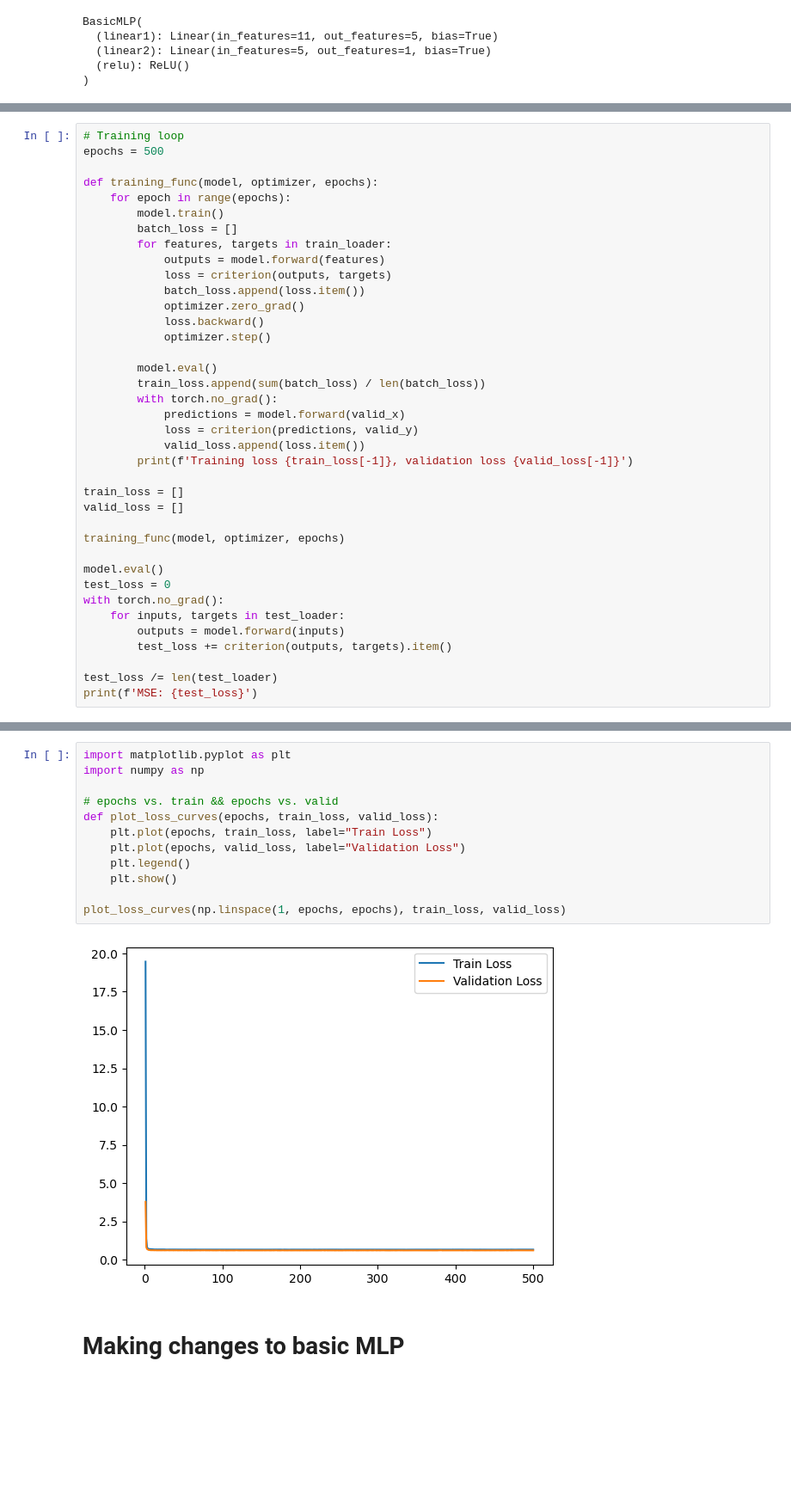
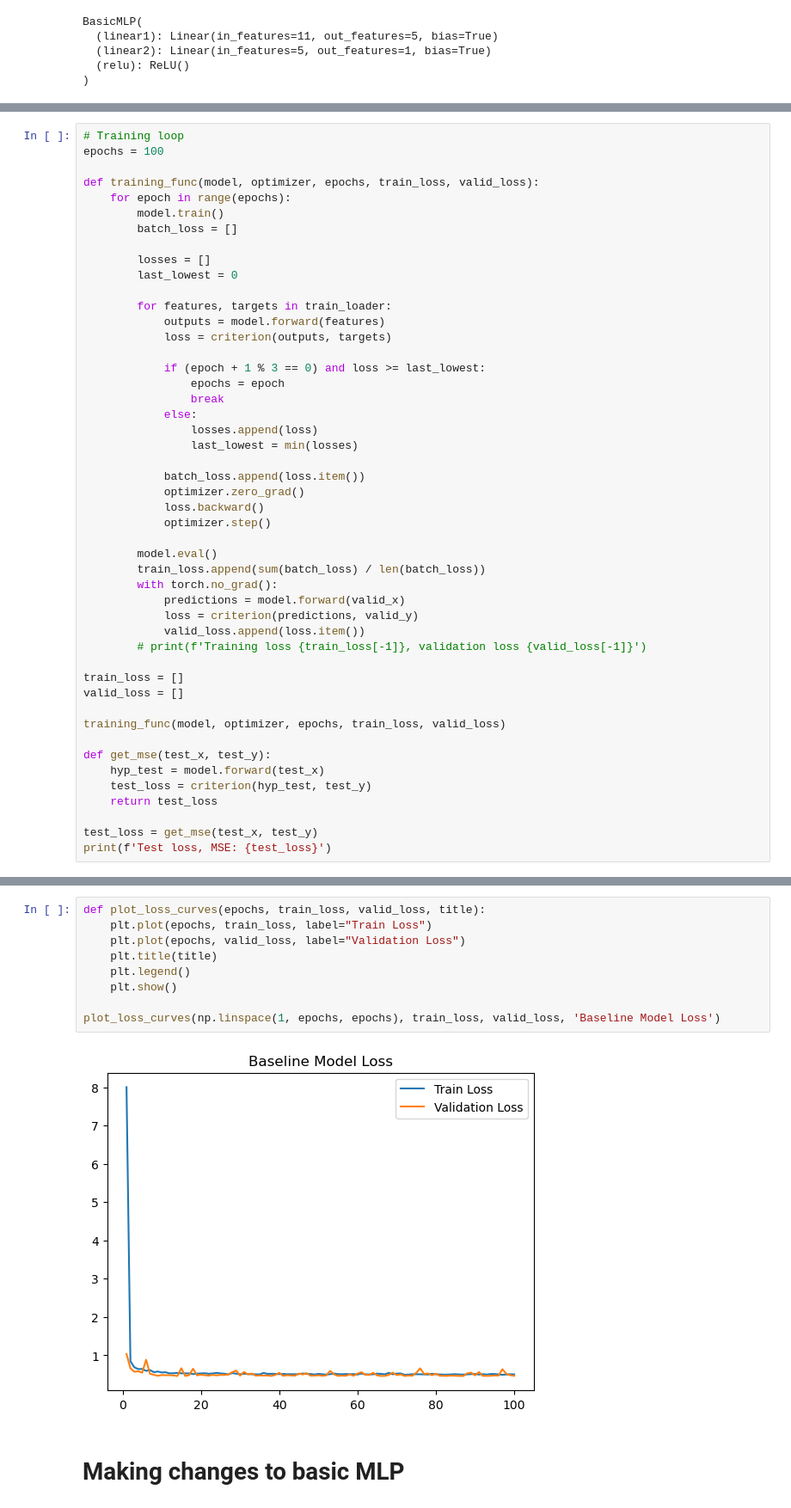
Before and after one commit to USFCA-CS663-Spring2024/mlp-multi-layer-perceptron-MingdaMa, a Jupyter notebook: Assignment 4 - MLP.ipynb, the cells around one changed output, grey strips where cells are left out. Shown at 86% size. Drawn from its saved outputs; the diff is of its cells as text; blank space fills up the shorter version.

Commit message:
finished tuning model

```diff
--- a/Assignment 4 - MLP.ipynb
+++ b/Assignment 4 - MLP.ipynb
@@ -269,14 +251,26 @@ optimizer = torch.optim.SGD(params=model.parameters(), lr=0.0001, momentum=0.95)
 # %%
 # Training loop
-epochs = 500
+epochs = 100
 
-def training_func(model, optimizer, epochs):
+def training_func(model, optimizer, epochs, train_loss, valid_loss):
     for epoch in range(epochs):
         model.train()
         batch_loss = []
+
+        losses = []
+        last_lowest = 0
+
         for features, targets in train_loader:
             outputs = model.forward(features)
             loss = criterion(outputs, targets)
+
+            if (epoch + 1 % 3 == 0) and loss >= last_lowest:
+                epochs = epoch
+                break
+            else:
+                losses.append(loss)
+                last_lowest = min(losses)
+
             batch_loss.append(loss.item())
             optimizer.zero_grad()
             loss.backward()
@@ -288,20 +282,18 @@ def training_func(model, optimizer, epochs):
             predictions = model.forward(valid_x)
             loss = criterion(predictions, valid_y)
             valid_loss.append(loss.item())
-        print(f'Training loss {train_loss[-1]}, validation loss {valid_loss[-1]}')
+        # print(f'Training loss {train_loss[-1]}, validation loss {valid_loss[-1]}')
 
 train_loss = []
 valid_loss = []
 
-training_func(model, optimizer, epochs)
+training_func(model, optimizer, epochs, train_loss, valid_loss)
 
-model.eval()
-test_loss = 0
-with torch.no_grad():
-    for inputs, targets in test_loader:
-        outputs = model.forward(inputs)
-        test_loss += criterion(outputs, targets).item()
+def get_mse(test_x, test_y):
+    hyp_test = model.forward(test_x)
+    test_loss = criterion(hyp_test, test_y)
+    return test_loss
 
-test_loss /= len(test_loader)
-print(f'MSE: {test_loss}')
+test_loss = get_mse(test_x, test_y)
+print(f'Test loss, MSE: {test_loss}')
 # %% [output]
@@ -325,16 +301,13 @@ MSE: 0.6625826160113016
 # %%
-import matplotlib.pyplot as plt
-import numpy as np
-
-# epochs vs. train && epochs vs. valid
-def plot_loss_curves(epochs, train_loss, valid_loss):
+def plot_loss_curves(epochs, train_loss, valid_loss, title):
     plt.plot(epochs, train_loss, label="Train Loss")
     plt.plot(epochs, valid_loss, label="Validation Loss")
+    plt.title(title)
     plt.legend()
     plt.show()
 
-plot_loss_curves(np.linspace(1, epochs, epochs), train_loss, valid_loss)
+plot_loss_curves(np.linspace(1, epochs, epochs), train_loss, valid_loss, 'Baseline Model Loss')
 # %% [output]
-[figure, old version]
+[figure, new version]
 # %% [markdown]
 # Making changes to basic MLP
```
Also changed, not shown: parts of 49 cells of this notebook.
